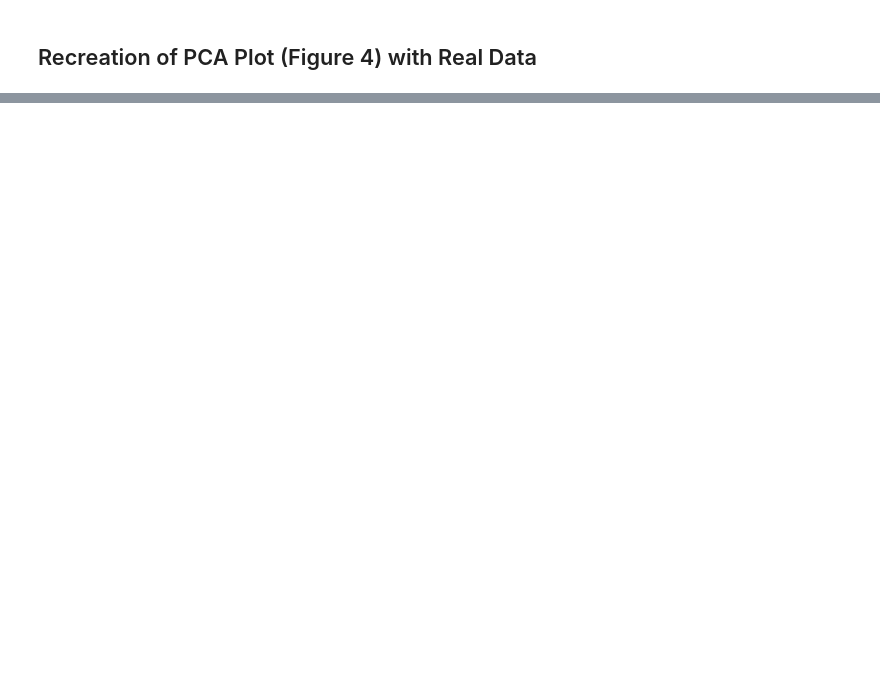
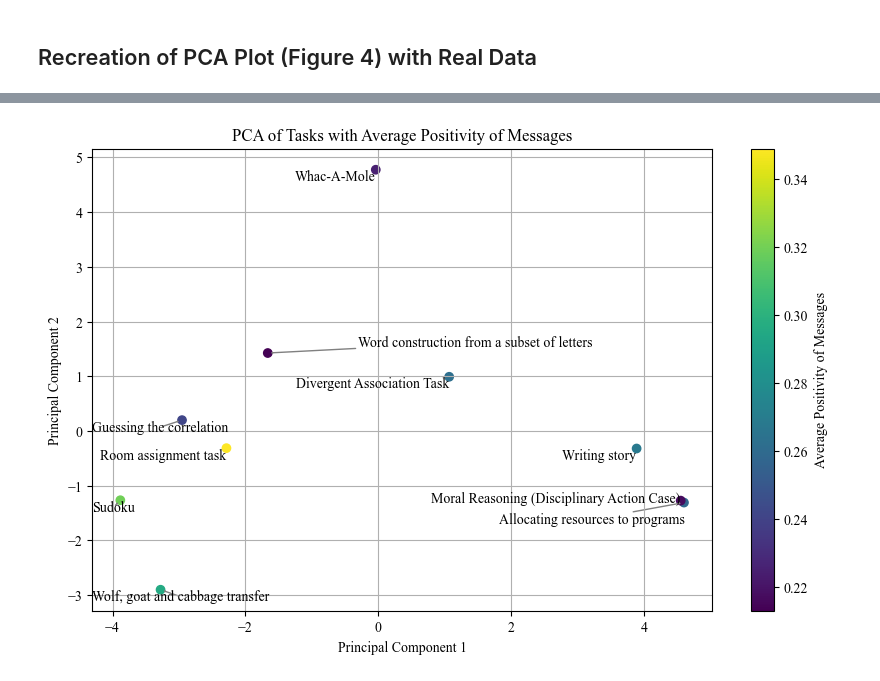
Before and after one commit to xehu/tpm-horse-race-modeling, a Jupyter notebook: task_map_explorations_with_multitask/taskspace_rr_analyses.ipynb, the cells around one changed output, grey strips where cells are left out. Saved outputs shown, nothing was run; the diff lists cells and outputs as text; code cells hidden in the pictures; blank space fills up the shorter version.

```diff
--- a/task_map_explorations_with_multitask/taskspace_rr_analyses.ipynb
+++ b/task_map_explorations_with_multitask/taskspace_rr_analyses.ipynb
@@ -335,0 +311,4 @@ plot_pca_scatter_with_labels(pca_df, dv = "total_words", dv_label="Total Number
+# %%
+plot_pca_scatter_with_labels(pca_df, dv = "average_positivity", dv_label="Average Positivity of Messages")
+# %% [output]
+[figure, added]
```
Also changed, not shown: parts of 55 cells of this notebook.
